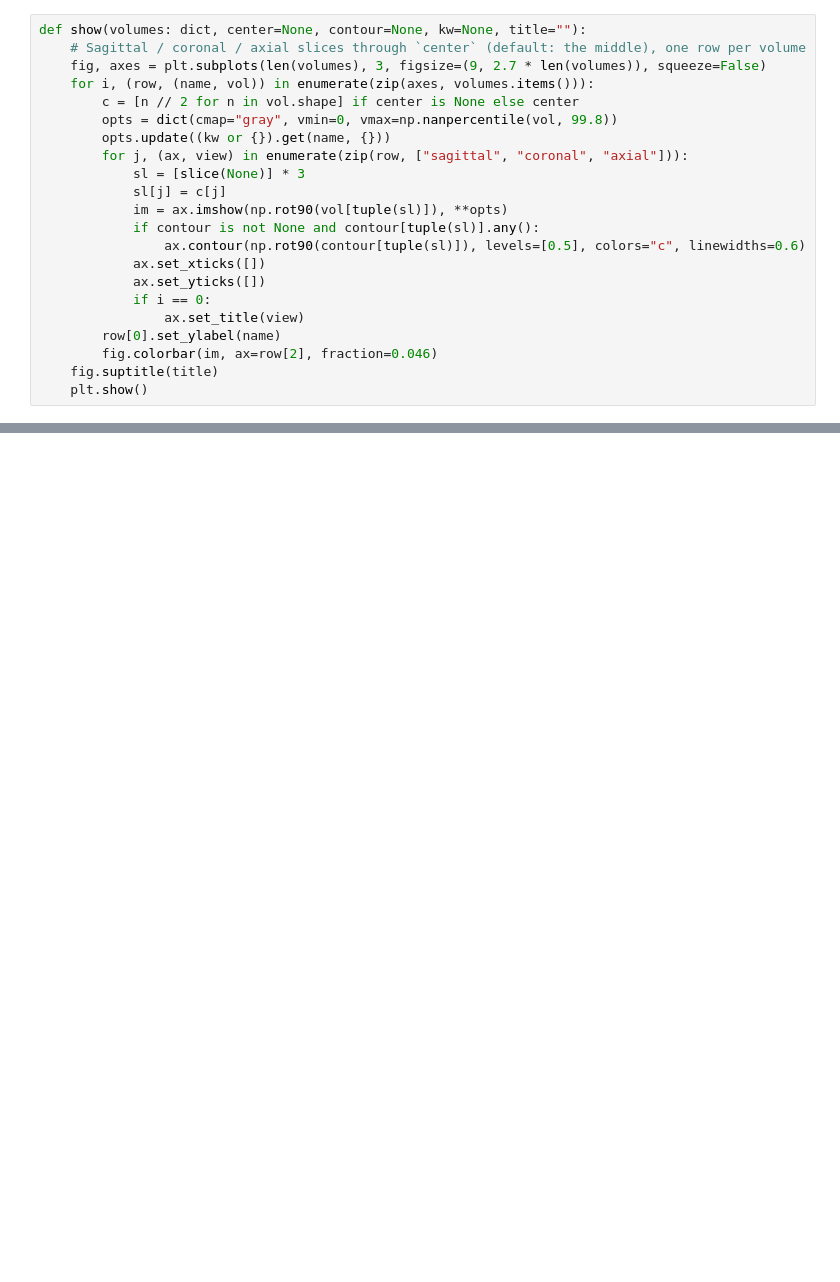
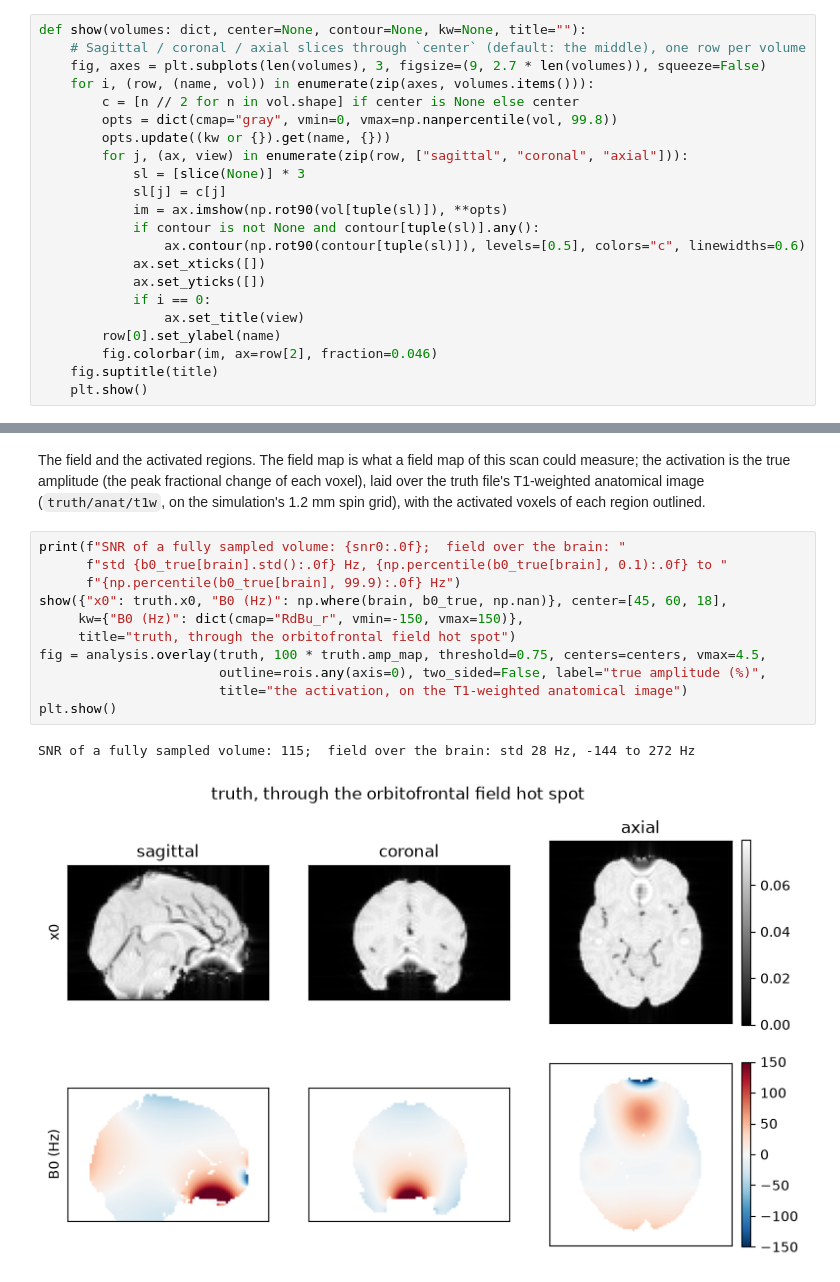
Before and after one commit to rextlfung/ArbEPI-python, a Jupyter notebook: simulate_fmri/demo.ipynb, the cells around one changed output, grey strips where cells are left out. Drawn from its saved outputs; the diff is of its cells as text; blank space fills up the shorter version.

```diff
--- a/simulate_fmri/demo.ipynb
+++ b/simulate_fmri/demo.ipynb
@@ -498,0 +344,20 @@ for k, name in enumerate(names):
+# %% [markdown]
+The field and the activated regions. The field map is what a field map of
+this scan could measure; the activation is the true amplitude (the peak
+fractional change of each voxel), laid over the truth file's T1-weighted
+anatomical image (`truth/anat/t1w`, on the simulation's 1.2 mm spin grid), with
+the activated voxels of each region outlined.
+# %%
+print(f"SNR of a fully sampled volume: {snr0:.0f};  field over the brain: "
+      f"std {b0_true[brain].std():.0f} Hz, {np.percentile(b0_true[brain], 0.1):.0f} to "
+      f"{np.percentile(b0_true[brain], 99.9):.0f} Hz")
+show({"x0": truth.x0, "B0 (Hz)": np.where(brain, b0_true, np.nan)}, center=[45, 60, 18],
+     kw={"B0 (Hz)": dict(cmap="RdBu_r", vmin=-150, vmax=150)},
+     title="truth, through the orbitofrontal field hot spot")
+fig = analysis.overlay(truth, 100 * truth.amp_map, threshold=0.75, centers=centers, vmax=4.5,
+                       outline=rois.any(axis=0), two_sided=False, label="true amplitude (%)",
+                       title="the activation, on the T1-weighted anatomical image")
+plt.show()
+# %% [output]
+SNR of a fully sampled volume: 115;  field over the brain: std 28 Hz, -144 to 272 Hz
+[figure, added]
```
Also changed, not shown: parts of 71 cells of this notebook, 2 other files.
